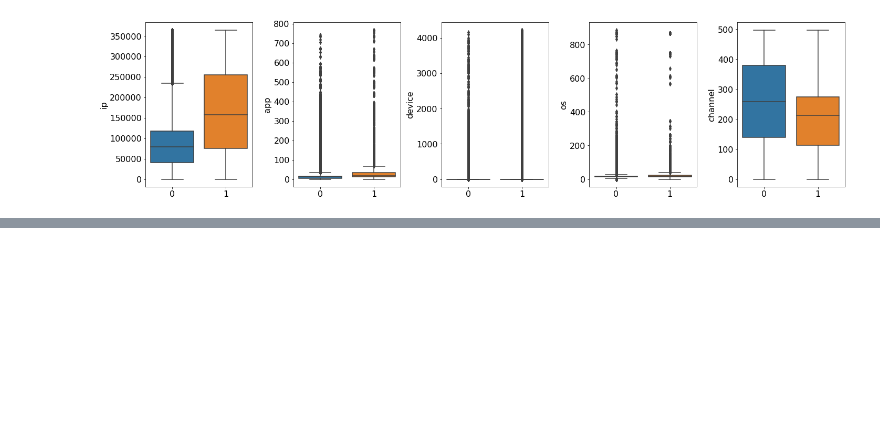
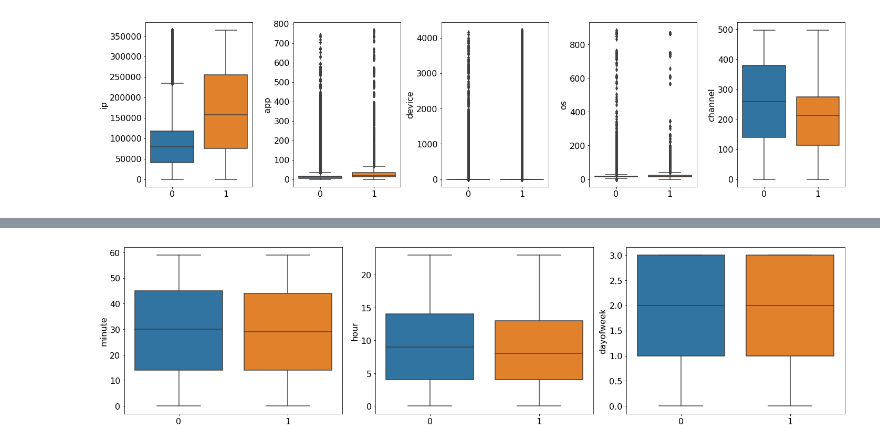
Before and after one commit to umitbuyuksahin/talkingdata_mvp, a Jupyter notebook: ad_tracking_mvp.ipynb, the cells around one changed output, grey strips where cells are left out. Cells and saved outputs as stored; diff of their text form; code cells hidden in the pictures; blank space fills up the shorter version.

```diff
--- a/ad_tracking_mvp.ipynb
+++ b/ad_tracking_mvp.ipynb
@@ -274,0 +279,4 @@ fig.tight_layout()
+# %%
+for fea in ['minute', 'hour', 'dayofweek']:
+    train_df[fea] =  pd.to_datetime(train_df['click_time']).dt.__getattribute__(fea).astype('uint8')
+train_df.head()
@@ -274,0 +290,11 @@ fig.tight_layout()
+# %%
+cols = ['minute', 'hour', 'dayofweek']
+fig, axes = plt.subplots(nrows=1, ncols=len(cols), figsize=(20, 5))
+for ix, col_name in enumerate(cols):
+    ax = axes[ix]
+    sns.boxplot(x='is_attributed', y=col_name, data=train_df, ax=ax)
+    ax.set_ylabel(col_name)
+    ax.set_xlabel('')
+fig.tight_layout()
+# %% [output]
+[figure, added]
```
Also changed, not shown: parts of 18 cells of this notebook.
